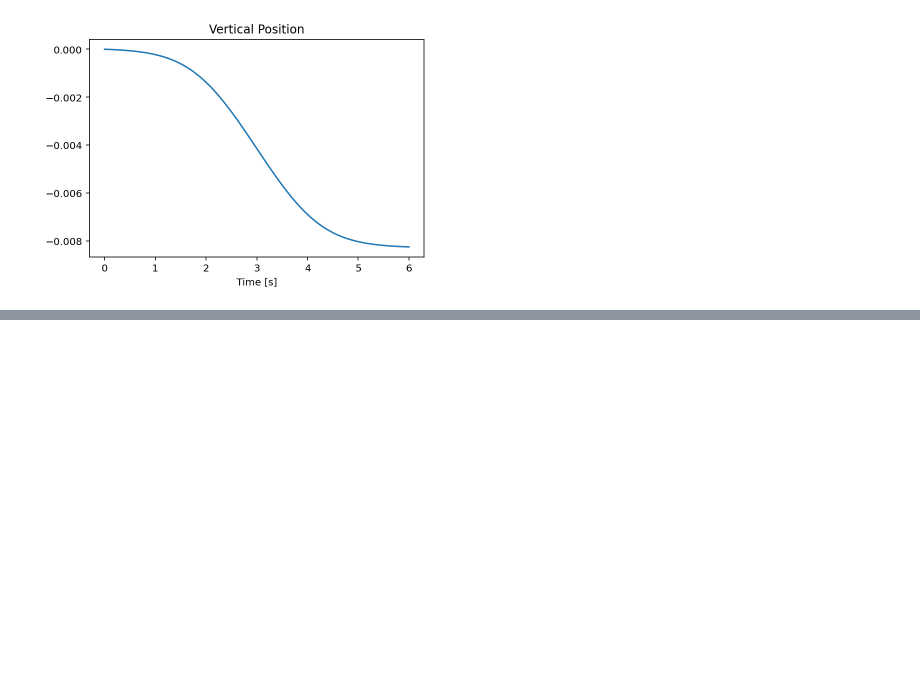
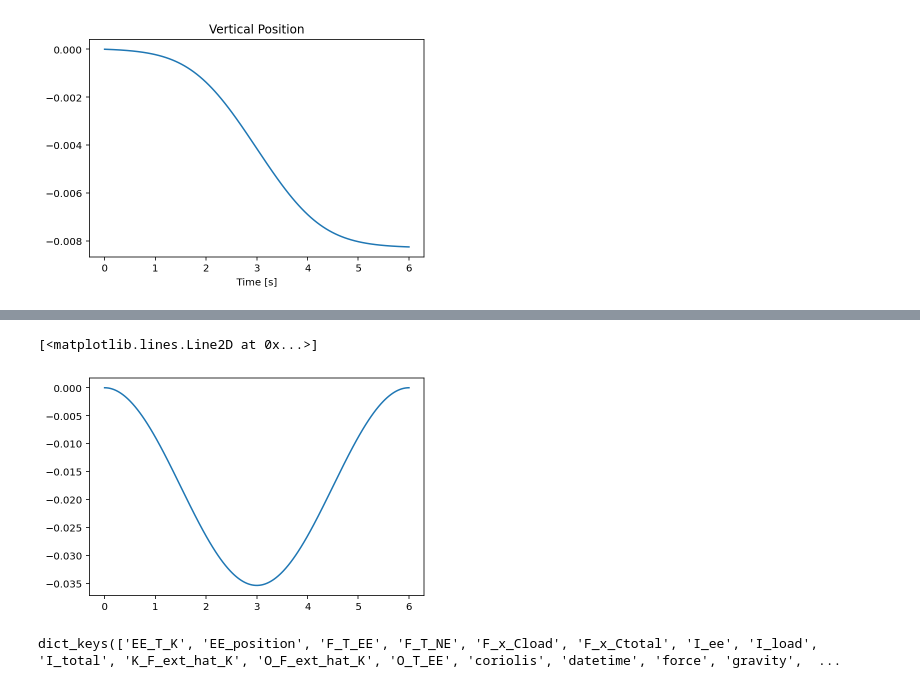
Before and after one commit to eric-heiden/panda-force, a Jupyter notebook: Vertical Cutting Velocity.ipynb, the cells around one changed output, grey strips where cells are left out. Cells and saved outputs as stored; diff of their text form; code cells hidden in the pictures; blank space fills up the shorter version.

```diff
--- a/Vertical Cutting Velocity.ipynb
+++ b/Vertical Cutting Velocity.ipynb
@@ -31,0 +64,12 @@ plt.plot(xs, ps);
+# %%
+def franka_step(time):
+    cycle = math.floor(math.pow(-1.0, (time - math.fmod(time, 6.0)) / 6.0))
+    v = cycle * 0.05 / 2.0 * (1.0 - np.cos(2.0 * np.pi / 6.0 * time))
+    angle = np.pi / 4.0
+    v_z = -np.sin(angle) * v
+    return v_z
+# %%
+plt.plot(xs, [franka_step(x) for x in xs])
+# %% [output]
+[<matplotlib.lines.Line2D at 0x...>]
+[figure, added]
@@ -31,0 +78,4 @@ plt.plot(xs, ps);
+# %%
+log.keys()
+# %% [output]
+dict_keys(['EE_T_K', 'EE_position', 'F_T_EE', 'F_T_NE', 'F_x_Cload', 'F_x_Ctotal', 'I_ee', 'I_load', 'I_total', 'K_F_ext_hat_K', 'O_F_ext_hat_K', 'O_T_EE', 'coriolis', 'datetime', 'force', 'gravity',  ...
```
Also changed, not shown: parts of 13 cells of this notebook, 3 other files.
